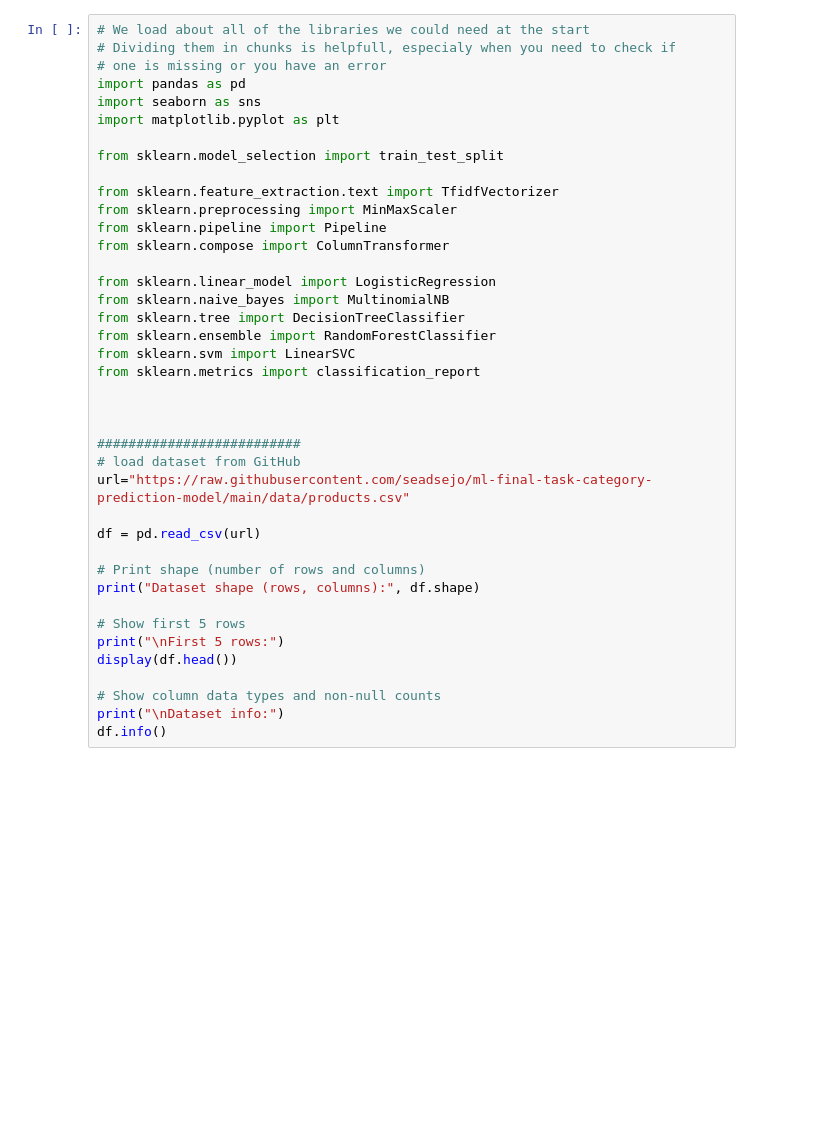
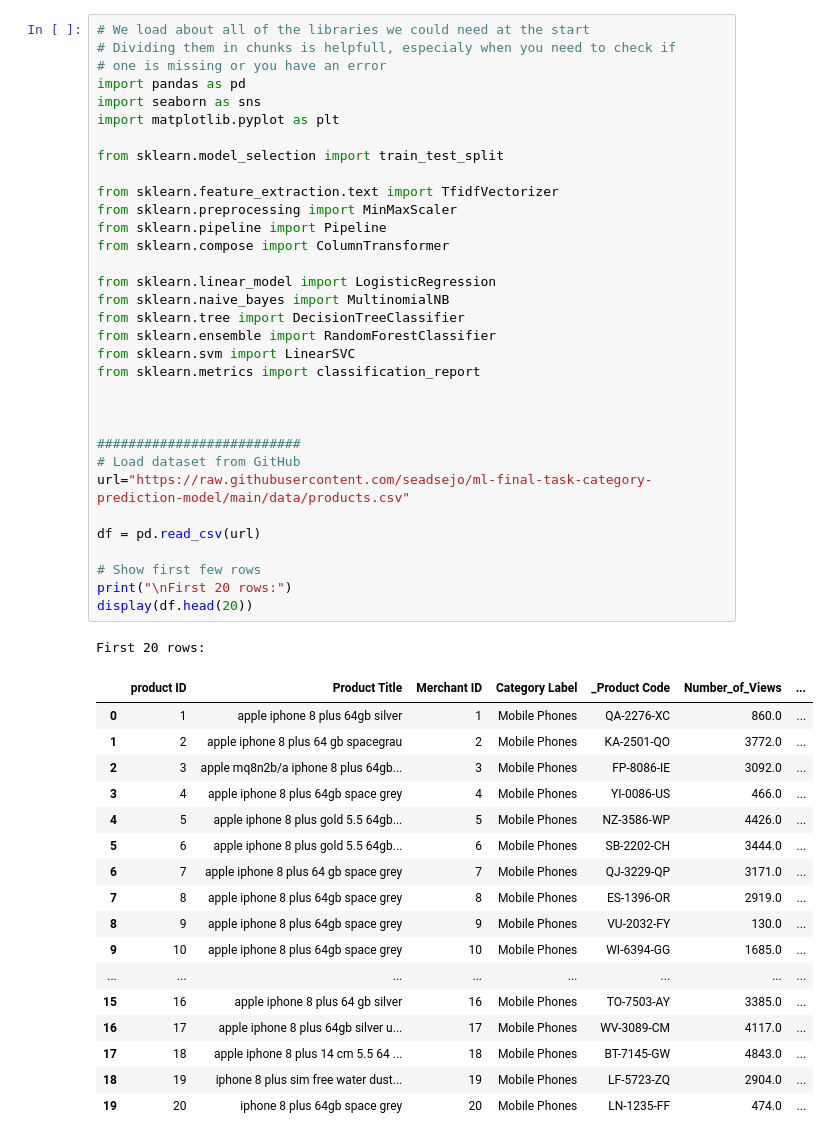
Before and after one commit to seadsejo/ml-final-task-category-prediction-model, a Jupyter notebook: task_analysis.ipynb, the cells around one changed output. Cells and saved outputs as stored; diff of their text form; blank space fills up the shorter version.

```diff
--- a/task_analysis.ipynb
+++ b/task_analysis.ipynb
@@ -9,40 +17,52 @@
 # %%
 # We load about all of the libraries we could need at the start
 # Dividing them in chunks is helpfull, especialy when you need to check if
 # one is missing or you have an error
 import pandas as pd
 import seaborn as sns
 import matplotlib.pyplot as plt
 
 from sklearn.model_selection import train_test_split
 
 from sklearn.feature_extraction.text import TfidfVectorizer
 from sklearn.preprocessing import MinMaxScaler
 from sklearn.pipeline import Pipeline
 from sklearn.compose import ColumnTransformer
 
 from sklearn.linear_model import LogisticRegression
 from sklearn.naive_bayes import MultinomialNB
 from sklearn.tree import DecisionTreeClassifier
 from sklearn.ensemble import RandomForestClassifier
 from sklearn.svm import LinearSVC
 from sklearn.metrics import classification_report
 
 
 
 ##########################
-# load dataset from GitHub
+# Load dataset from GitHub
 url="https://raw.githubusercontent.com/seadsejo/ml-final-task-category-prediction-model/main/data/products.csv"
 
 df = pd.read_csv(url)
 
-# Print shape (number of rows and columns)
-print("Dataset shape (rows, columns):", df.shape)
-
-# Show first 5 rows
-print("\nFirst 5 rows:")
-display(df.head())
-
-# Show column data types and non-null counts
-print("\nDataset info:")
-df.info()
+# Show first few rows
+print("\nFirst 20 rows:")
+display(df.head(20))
+# %% [output]
+First 20 rows:
+|  | product ID | Product Title | Merchant ID | Category Label | _Product Code | Number_of_Views | ... |
+| 0 | 1 | apple iphone 8 plus 64gb silver | 1 | Mobile Phones | QA-2276-XC | 860.0 | ... |
+| 1 | 2 | apple iphone 8 plus 64 gb spacegrau | 2 | Mobile Phones | KA-2501-QO | 3772.0 | ... |
+| 2 | 3 | apple mq8n2b/a iphone 8 plus 64gb... | 3 | Mobile Phones | FP-8086-IE | 3092.0 | ... |
+| 3 | 4 | apple iphone 8 plus 64gb space grey | 4 | Mobile Phones | YI-0086-US | 466.0 | ... |
+| 4 | 5 | apple iphone 8 plus gold 5.5 64gb... | 5 | Mobile Phones | NZ-3586-WP | 4426.0 | ... |
+| 5 | 6 | apple iphone 8 plus gold 5.5 64gb... | 6 | Mobile Phones | SB-2202-CH | 3444.0 | ... |
+| 6 | 7 | apple iphone 8 plus 64 gb space grey | 7 | Mobile Phones | QJ-3229-QP | 3171.0 | ... |
+| 7 | 8 | apple iphone 8 plus 64gb space grey | 8 | Mobile Phones | ES-1396-OR | 2919.0 | ... |
+| 8 | 9 | apple iphone 8 plus 64gb space grey | 9 | Mobile Phones | VU-2032-FY | 130.0 | ... |
+| 9 | 10 | apple iphone 8 plus 64gb space grey | 10 | Mobile Phones | WI-6394-GG | 1685.0 | ... |
+| ... | ... | ... | ... | ... | ... | ... | ... |
+| 15 | 16 | apple iphone 8 plus 64 gb silver | 16 | Mobile Phones | TO-7503-AY | 3385.0 | ... |
+| 16 | 17 | apple iphone 8 plus 64gb silver u... | 17 | Mobile Phones | WV-3089-CM | 4117.0 | ... |
+| 17 | 18 | apple iphone 8 plus 14 cm 5.5 64 ... | 18 | Mobile Phones | BT-7145-GW | 4843.0 | ... |
+| 18 | 19 | iphone 8 plus sim free water dust... | 19 | Mobile Phones | LF-5723-ZQ | 2904.0 | ... |
+| 19 | 20 | iphone 8 plus 64gb space grey | 20 | Mobile Phones | LN-1235-FF | 474.0 | ... |
```
Also changed, not shown: parts of 11 cells of this notebook.
